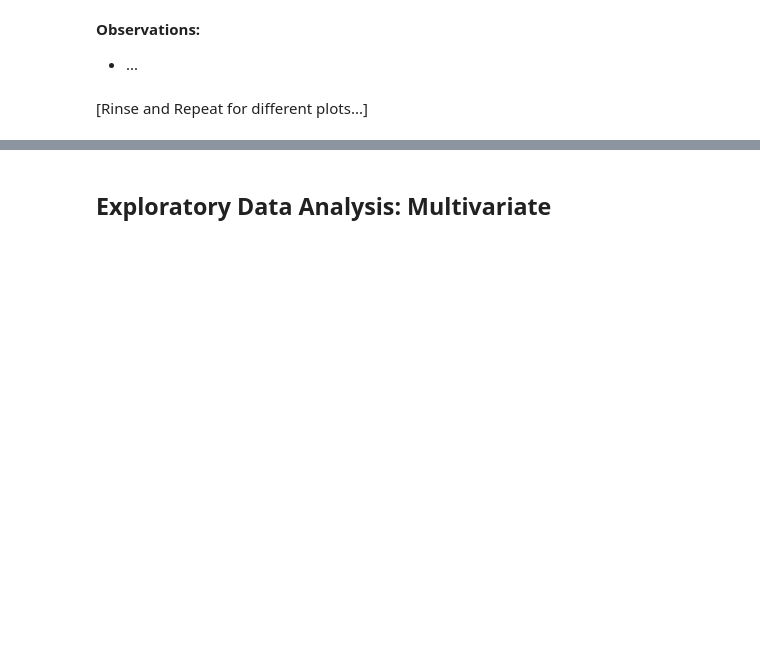
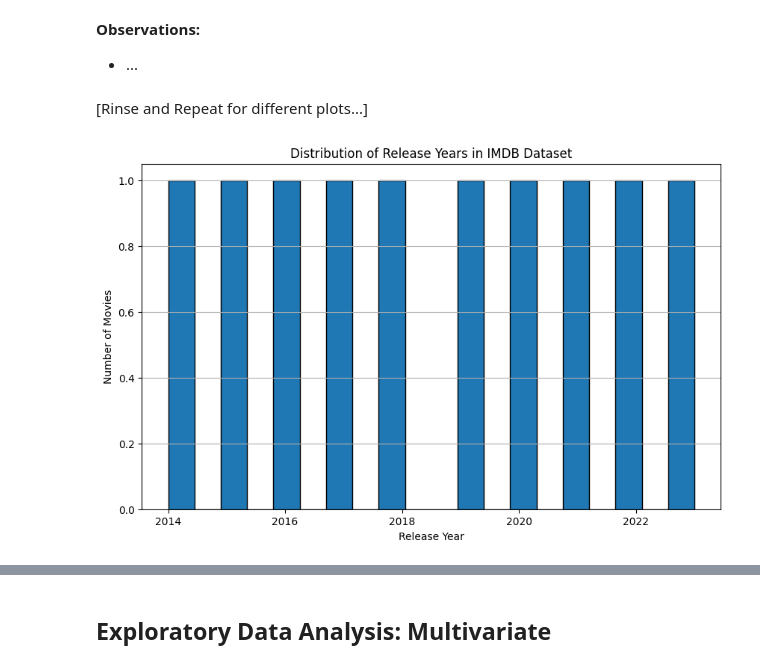
Before and after one commit to oigwe-frx/movie-database-analysis, a Jupyter notebook: Movie_Analysis.ipynb, the cells around one changed output, grey strips where cells are left out. Saved outputs shown, nothing was run; the diff lists cells and outputs as text; code cells hidden in the pictures; blank space fills up the shorter version.

```diff
--- a/Movie_Analysis.ipynb
+++ b/Movie_Analysis.ipynb
@@ -288,3 +294,27 @@ bar_perc(df, ...)
 * ...
 # %% [markdown]
 [Rinse and Repeat for different plots...]
+# %%
+#Release year Bar
+
+import pandas as pd
+import matplotlib.pyplot as plt
+data = pd.read_csv('/content/imdb_movies.csv')
+
+data = {
+    "release_year": [2023, 2022, 2021, 2020, 2019, 2018, 2017, 2016, 2015, 2014],
+    # ... other columns
+}
+
+df = pd.DataFrame(data)
+
+# Create a histogram for the release year
+plt.figure(figsize=(10, 6))
+plt.hist(df["release_year"], bins=20, edgecolor="black")
+plt.xlabel("Release Year")
+plt.ylabel("Number of Movies")
+plt.title("Distribution of Release Years in IMDB Dataset")
+plt.grid(axis="y")
+plt.show()
+# %% [output]
+[figure, added]
```
Also changed, not shown: parts of 18 cells of this notebook.
